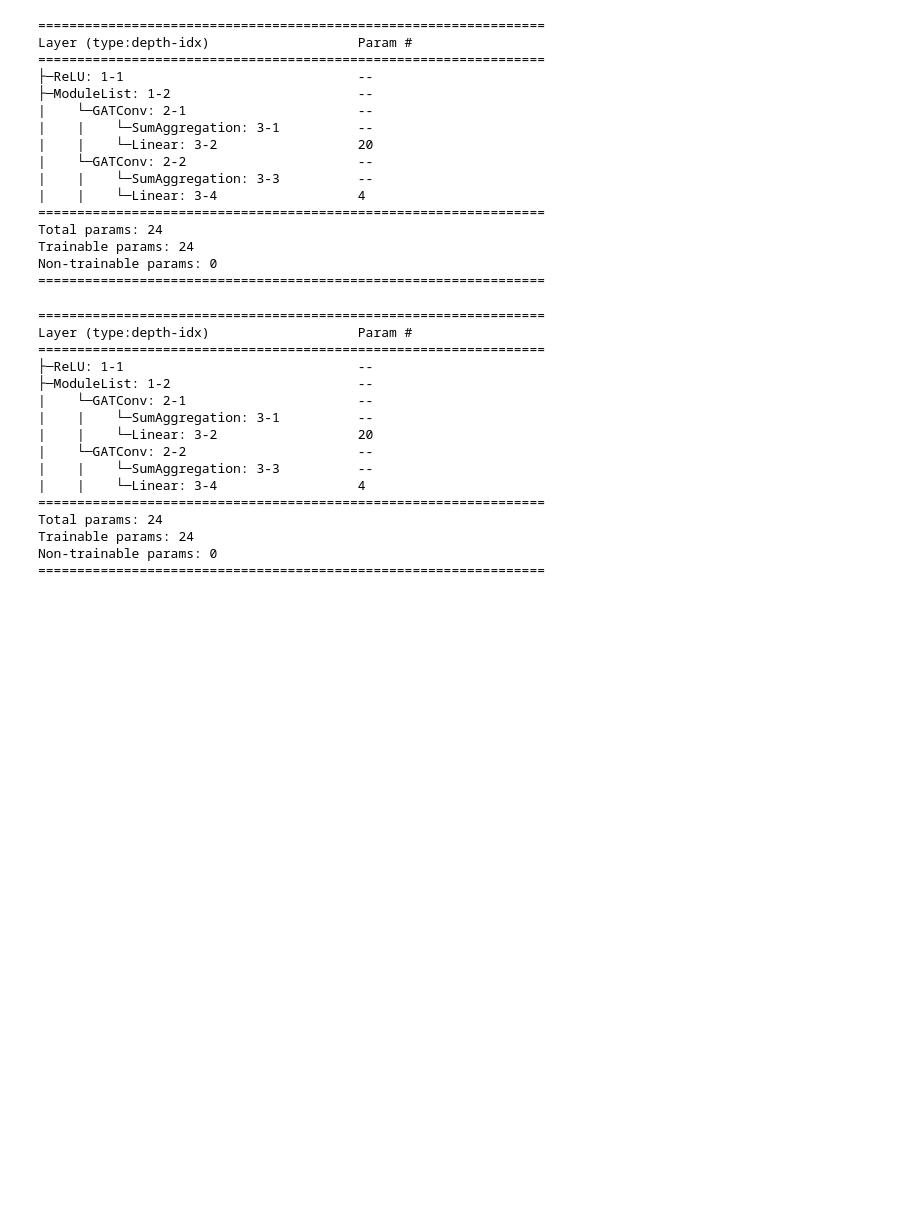
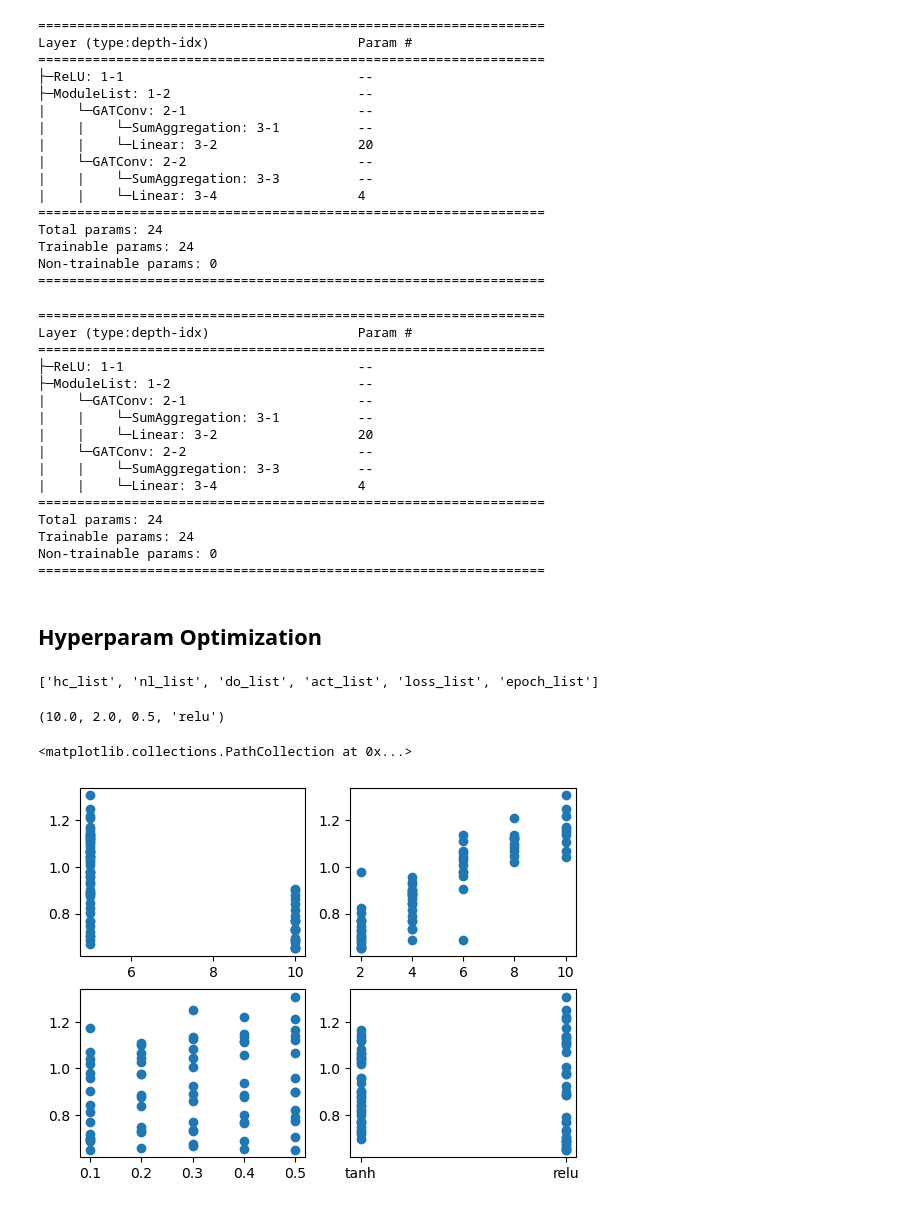
Before and after one commit to aarongarrison/coordination_prediction, a Jupyter notebook: GNNs.ipynb, the cells around one changed output. Saved outputs shown, nothing was run; the diff lists cells and outputs as text; code cells hidden in the pictures; blank space fills up the shorter version.

Commit message:
Hyperparameter optimization scripts and narrow results

```diff
--- a/GNNs.ipynb
+++ b/GNNs.ipynb
@@ -325,3 +325,10 @@ Total params: 24
 Trainable params: 24
 Non-trainable params: 0
 =================================================================
+# %% [markdown]
+## Hyperparam Optimization
+# %%
+gat_hyperparams = np.load('data/opts/sweep_gcn.npz')
+print(list(gat_hyperparams.keys()))
+# %% [output]
+['hc_list', 'nl_list', 'do_list', 'act_list', 'loss_list', 'epoch_list']
@@ -327,0 +342,13 @@ Non-trainable params: 0
+# %%
+best_hc, best_nl, best_do, best_act
+# %% [output]
+(10.0, 2.0, 0.5, 'relu')
+# %%
+fig, axs = plt.subplots(2,2)
+axs[0,0].scatter(gat_hyperparams['hc_list'], gat_hyperparams['loss_list'])
+axs[0,1].scatter(gat_hyperparams['nl_list'], gat_hyperparams['loss_list'])
+axs[1,0].scatter(gat_hyperparams['do_list'], gat_hyperparams['loss_list'])
+axs[1,1].scatter(gat_hyperparams['act_list'], gat_hyperparams['loss_list'])
+# %% [output]
+<matplotlib.collections.PathCollection at 0x...>
+[figure, added]
```
Also changed, not shown: parts of 2 cells of this notebook, 15 other files.
